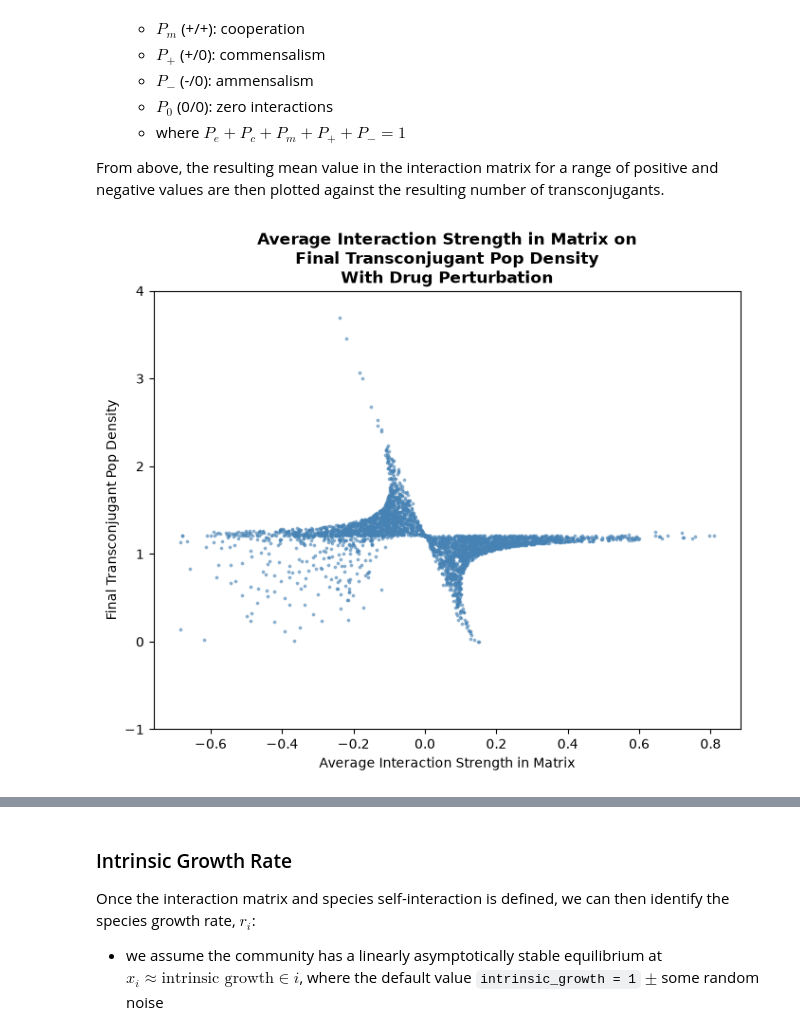
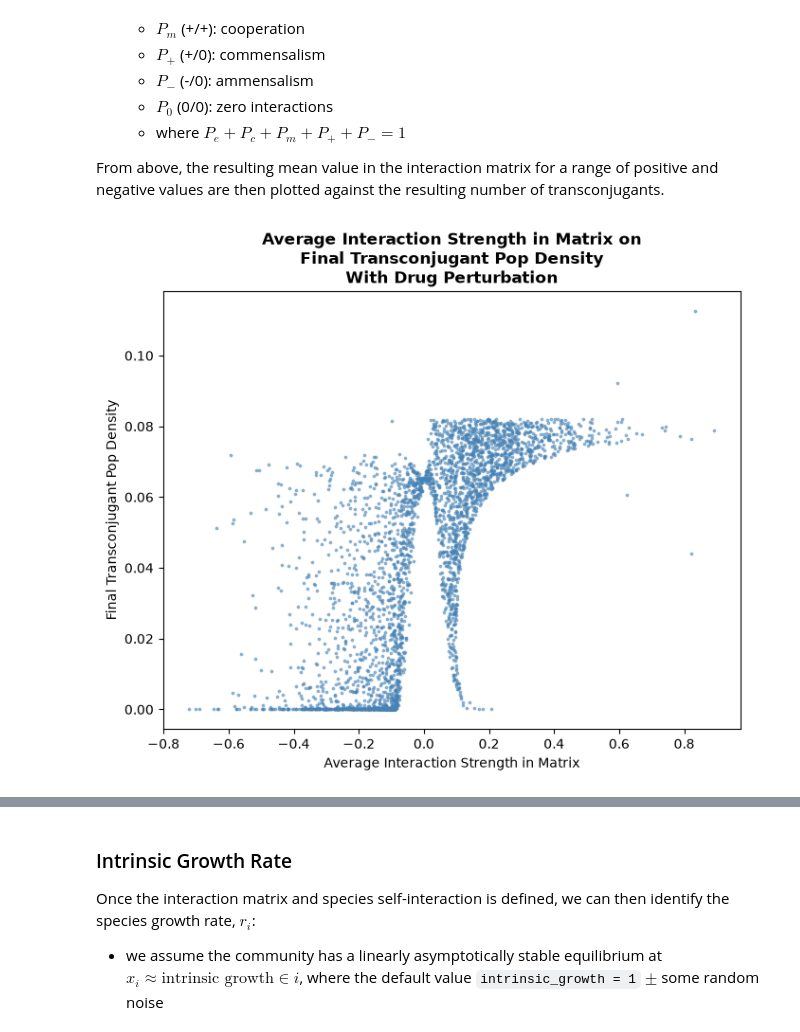
Before and after one commit to amybda/bacterial-community-conjugation-ODE, a Jupyter notebook: ODEconjugation/model-walkthrough.ipynb, the cells around one changed output, grey strips where cells are left out. Saved outputs shown, nothing was run; the diff lists cells and outputs as text; code cells hidden in the pictures.

Commit message:
finish rerunning interaction matrix params and change order of conjugation and drug perturbation

```diff
--- a/ODEconjugation/model-walkthrough.ipynb
+++ b/ODEconjugation/model-walkthrough.ipynb
@@ -247,11 +247,11 @@ P_m = 0                                               # proportion of species re
 self_inhibition = 0.1                                 # intra-specific interaction strength
 intrinsic_growth = 1                                  # instrinsic growth rate
 conjugation_rate = 5e-4                               # average plasmid conjugation rate
-susceptibility = [0.05, 0.05, 0.05, 0.5]              # susceptibility of susceptible taxa (vector to allow for variability between taxa)
-drug_level = 0.5                                      # magnitude of perturbation, between 0 and 1
+susceptibility = np.zeros(3 + n_species)              # susceptibility of susceptible taxa (vector to allow for variability between taxa)
+drug_level = 0                                        # magnitude of perturbation, between 0 and 1
 t_start = 0                                           # starting timestep
-t_end = 2000                                          # ending timestep
-x0 = [0.5, 0.5, 0, 1]                                 # starting population size
+t_end = 100                                          # ending timestep
+x0 = [5e-5, 5e-5, 0, 1]                                 # starting population size
 
 # Initialise model
 interaction_strength_negative = ode_lotka(n_species)  # initialise model
@@ -377,16 +367,16 @@ From above, the resulting mean value in the interaction matrix for a range of po
 # %%
 # Plot the results of the effect of the effect of the strength of interaction on the change in growth from x0
 fig, ax = plt.subplots(figsize=(7,6))
 plt.scatter(np.concat([alpha_mean_negative, alpha_mean_positive]), final_change_x_mean[:,:,2], label='transconjugants', color='steelblue', s=3, alpha=0.5)
 ax.set_xlabel('Average Interaction Strength in Matrix')
 ax.set_ylabel(r'Final Transconjugant Pop Density')
-ax.set_ylim(-1, 4)
+#ax.set_ylim(-1, 4)
 plt.title('Average Interaction Strength in Matrix on\nFinal Transconjugant Pop Density\nWith Drug Perturbation', fontweight='bold')
 plt.tight_layout()
 plt.savefig(f'{figdir}vary_alpha_transconjugants.png', dpi=500)
 plt.show()
 # %% [output]
-[figure, old version]
+[figure, new version]
 # %%
 # Plot the results of the effect of the effect of the strength of interaction on the change in growth from x0
 fig, ax = plt.subplots(figsize=(7,6))
```
Also changed, not shown: parts of 39 cells of this notebook, 8 other files.
